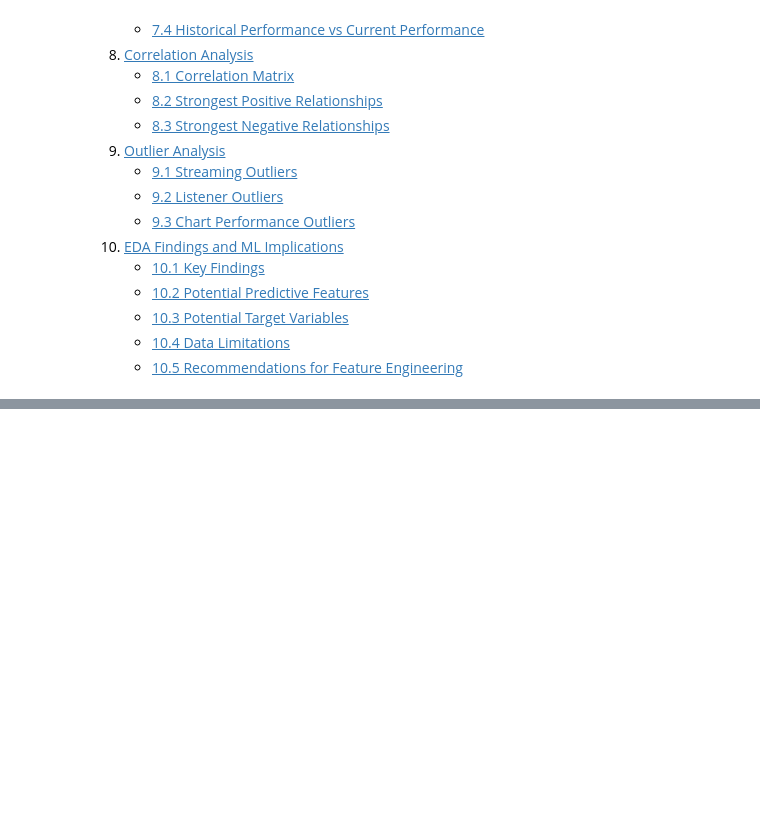
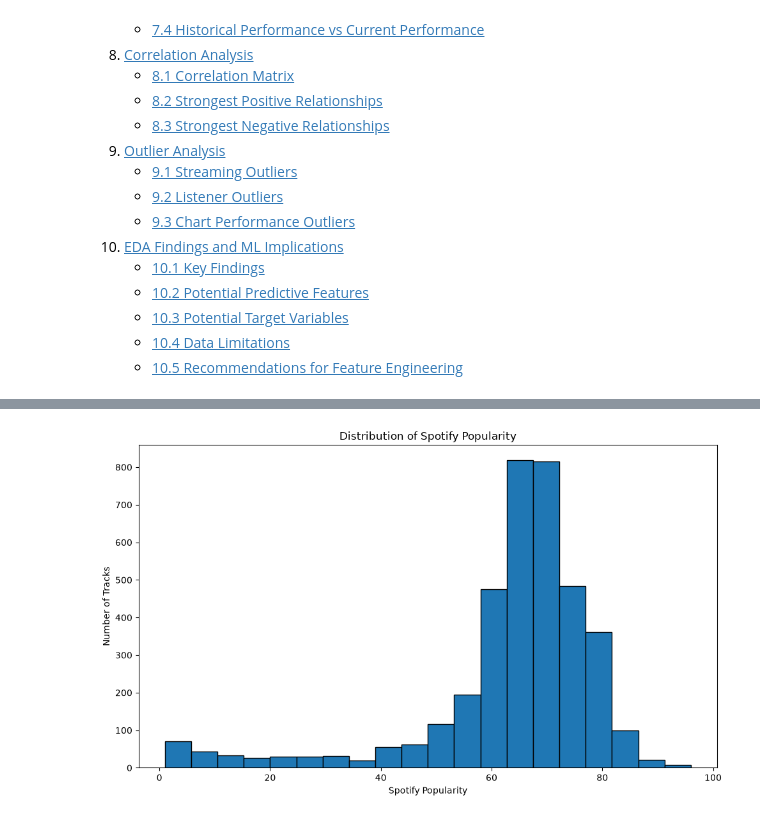
Before and after one commit to ricchiebear/PMIP, a Jupyter notebook: notebooks/04_eda_visualisation.ipynb, the cells around one changed output, grey strips where cells are left out. Saved outputs shown, nothing was run; the diff lists cells and outputs as text; code cells hidden in the pictures; blank space fills up the shorter version.

```diff
--- a/notebooks/04_eda_visualisation.ipynb
+++ b/notebooks/04_eda_visualisation.ipynb
@@ -74,0 +687,18 @@ The objectives of this notebook are to:
+# %%
+# Prepare non-missing Spotify popularity observations
+
+spotify_popularity = df["Spotify Popularity"].dropna()
+
+# Plot the distribution of Spotify popularity
+plt.figure(figsize=(10, 6))
+
+plt.hist(spotify_popularity, bins=20, edgecolor="black")
+
+plt.title("Distribution of Spotify Popularity")
+plt.xlabel("Spotify Popularity")
+plt.ylabel("Number of Tracks")
+
+plt.tight_layout()
+plt.show()
+# %% [output]
+[figure, added]
```
Also changed, not shown: parts of 134 cells of this notebook.
